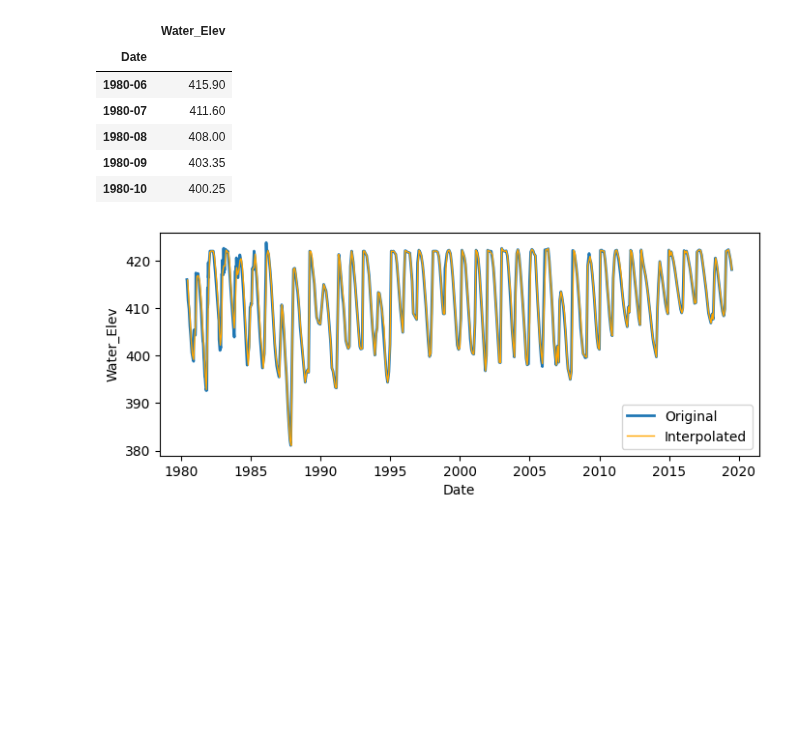
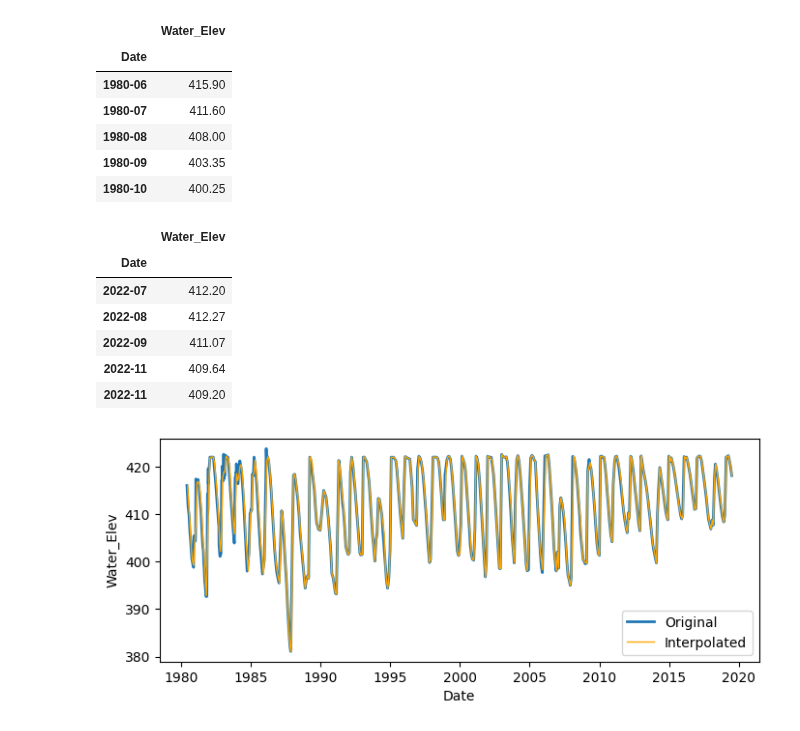
Before and after one commit to liangchow/time-series-reservoir-water-level, a Jupyter notebook: reservoir.ipynb, the cells around one changed output. Saved outputs shown, nothing was run; the diff lists cells and outputs as text; code cells hidden in the pictures; blank space fills up the shorter version.

```diff
--- a/reservoir.ipynb
+++ b/reservoir.ipynb
@@ -180,6 +181,21 @@ dfs_mo.head()
 | 1980-08 | 408.00 |
 | 1980-09 | 403.35 |
 | 1980-10 | 400.25 |
+# %%
+# Also reset index for new data after 2019/6/27
+dfn.set_index(
+    pd.PeriodIndex(dfn["Date"], freq="M"),
+    inplace=True)
+dfn.drop("Date", axis=1, inplace=True)
+dfn.head()
+# %% [output]
+|  | Water_Elev |
+| Date |  |
+| 2022-07 | 412.20 |
+| 2022-08 | 412.27 |
+| 2022-09 | 411.07 |
+| 2022-11 | 409.64 |
+| 2022-11 | 409.20 |
 # %%
 # Plot interpolated data in orange
 sns.lineplot(x=dfs["Date"], y=dfs["Water_Elev"], label="Original", lw=2)
```
Also changed, not shown: parts of 4 cells of this notebook.
